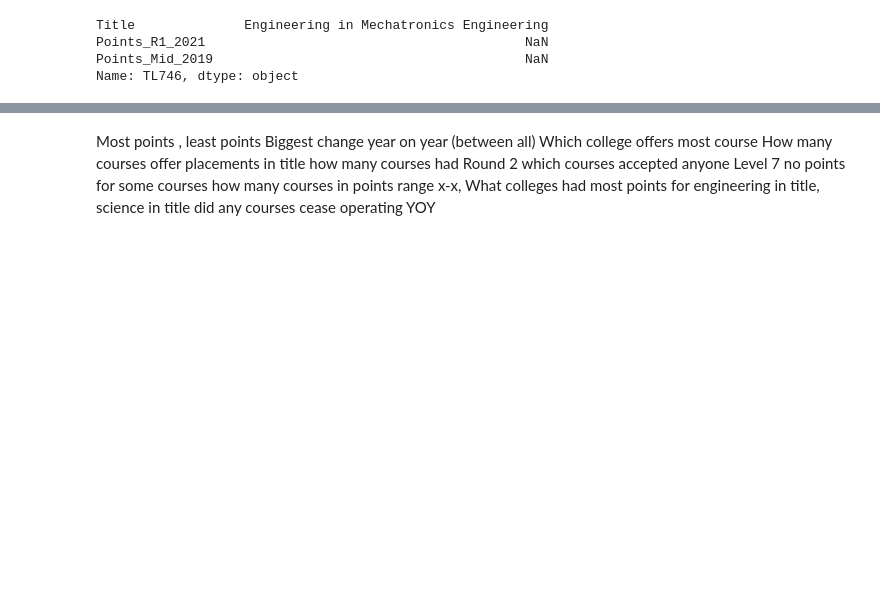
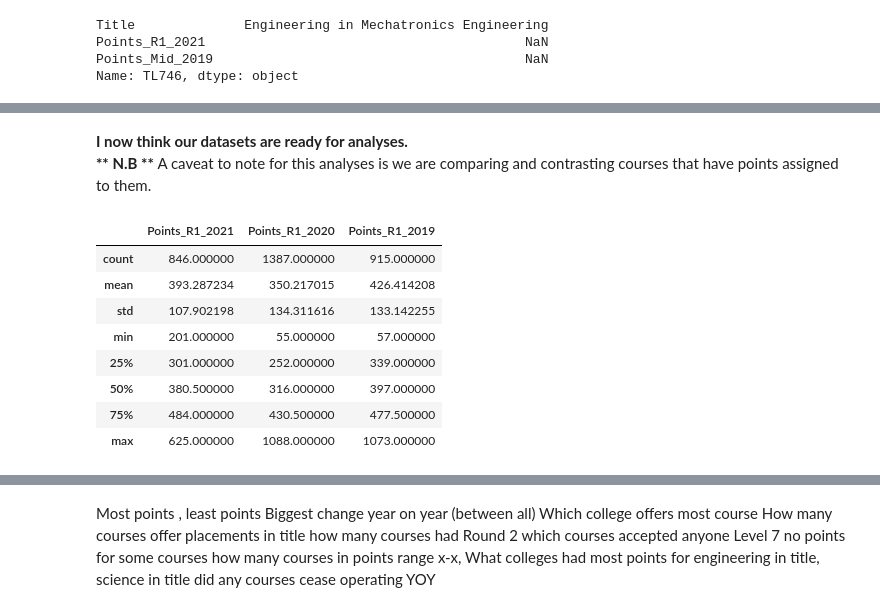
Before and after one commit to conor-mccaffrey/cao-points, a Jupyter notebook: cao-points-analysis.ipynb, the cells around one changed output, grey strips where cells are left out. Drawn from its saved outputs; the diff is of its cells as text; code cells hidden in the pictures; blank space fills up the shorter version.

```diff
--- a/cao-points-analysis.ipynb
+++ b/cao-points-analysis.ipynb
@@ -1051,0 +1135,17 @@ Name: TL746, dtype: object
+# %% [markdown]
+<b>I now think our datasets are ready for analyses.</b>
+<br>
+<b> ** N.B ** </b> A caveat to note for this analyses is we are comparing and contrasting courses that have points assigned to them.
+# %%
+# Describe method give basic statistical summaries of all numerical attributes in the dataframe.
+allcourses_L8.describe()
+# %% [output]
+|  | Points_R1_2021 | Points_R1_2020 | Points_R1_2019 |
+| count | 846.000000 | 1387.000000 | 915.000000 |
+| mean | 393.287234 | 350.217015 | 426.414208 |
+| std | 107.902198 | 134.311616 | 133.142255 |
+| min | 201.000000 | 55.000000 | 57.000000 |
+| 25% | 301.000000 | 252.000000 | 339.000000 |
+| 50% | 380.500000 | 316.000000 | 397.000000 |
+| 75% | 484.000000 | 430.500000 | 477.500000 |
+| max | 625.000000 | 1088.000000 | 1073.000000 |
```
Also changed, not shown: parts of 22 cells of this notebook, 12 other files.
